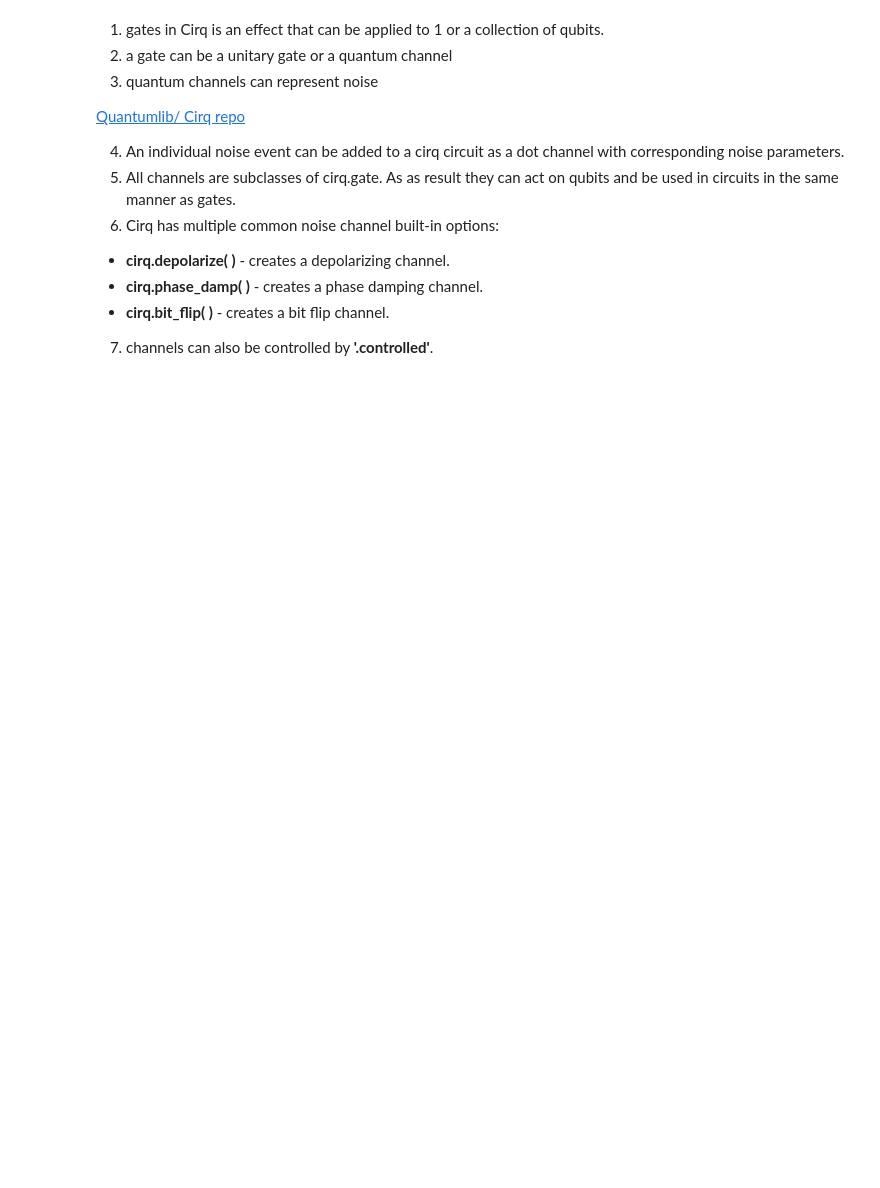
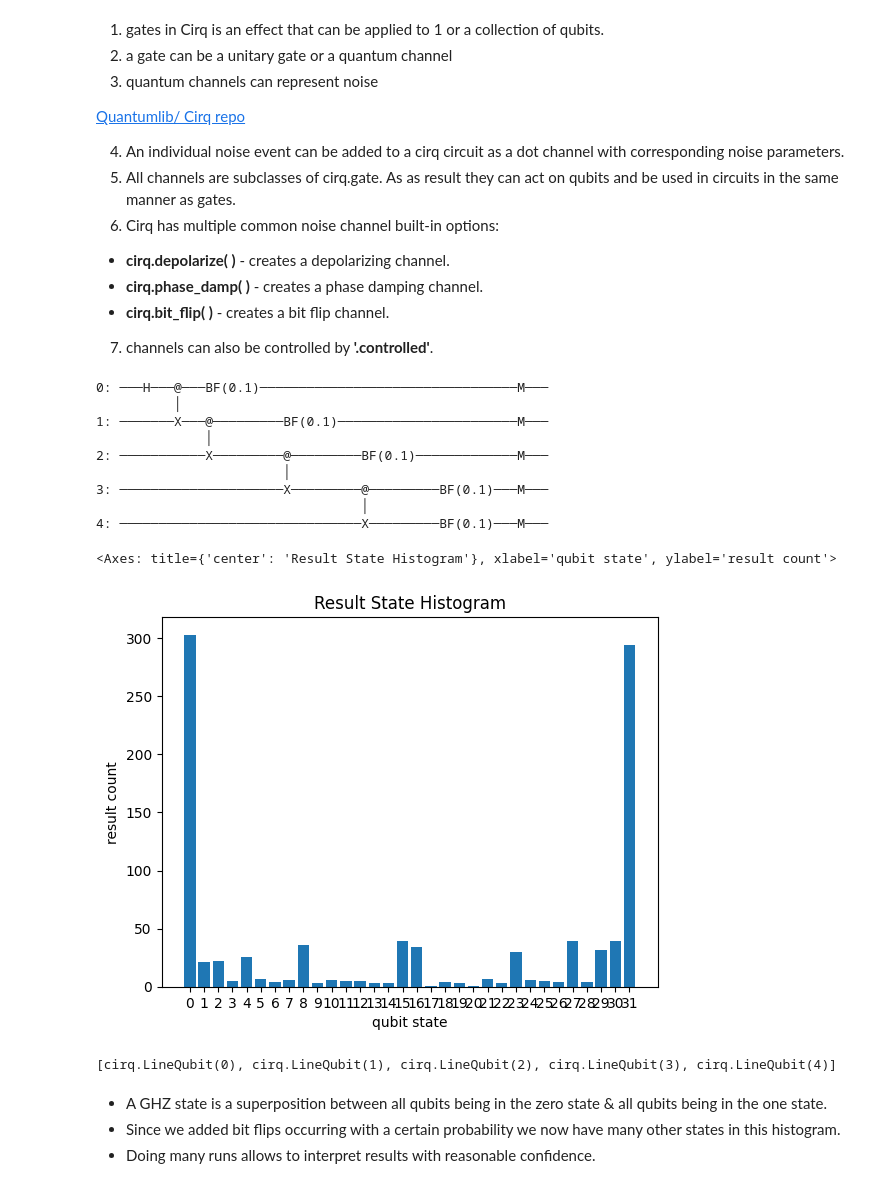
Before and after one commit to BarnaliBhowmik/NeuroQuanta, a Jupyter notebook: Quantum_Programming_with_Cirq.ipynb, the cells around one changed output. Saved outputs shown, nothing was run; the diff lists cells and outputs as text; code cells hidden in the pictures; blank space fills up the shorter version.

```diff
--- a/Quantum_Programming_with_Cirq.ipynb
+++ b/Quantum_Programming_with_Cirq.ipynb
@@ -899,3 +899,57 @@ q(4)=111101101000001101010011110100110011101110010111011110011100011101001111001
   *   **cirq.phase_damp( )** - creates a phase damping channel.
   *   **cirq.bit_flip( )** - creates a bit flip channel.
 7. channels can also be controlled by **'.controlled'**.
+# %%
+# Noise Simulation with Individual Noise Events
+
+def make_GHZ_withbitflips(num_qubits, measurements = True):
+  myqubits = cirq.LineQubit.range(num_qubits)
+  GHZ_circuit = cirq.Circuit()
+
+  # Apply Hadamard to the first qubit
+  GHZ_circuit.append(cirq.H(myqubits[0]))
+
+  # Apply CNOT gates in a chain
+  for x in range(num_qubits - 1):
+    GHZ_circuit.append(cirq.CNOT(myqubits[x], myqubits[x+1]))
+
+  # Add bit-flip noise to all qubits after the CNOTs
+  for qubit in myqubits:
+      GHZ_circuit.append(cirq.bit_flip(p=0.1)(qubit))
+
+  if measurements:
+    GHZ_circuit.append(cirq.Moment(cirq.measure_each(*myqubits)))
+
+  return GHZ_circuit
+# %%
+import cirq
+GHZ_5q_withbitflips = make_GHZ_withbitflips(5)
+print(GHZ_5q_withbitflips)
+
+sim = cirq.Simulator()
+result = sim.run(GHZ_5q_withbitflips, repetitions=1000)
+# we are still using the same Cirq default simulator:
+cirq.plot_state_histogram(result)
+# %% [output]
+0: ───H───@───BF(0.1)─────────────────────────────────M───
+          │
+1: ───────X───@─────────BF(0.1)───────────────────────M───
+              │
+2: ───────────X─────────@─────────BF(0.1)─────────────M───
+                        │
+3: ─────────────────────X─────────@─────────BF(0.1)───M───
+                                  │
+4: ───────────────────────────────X─────────BF(0.1)───M───
+<Axes: title={'center': 'Result State Histogram'}, xlabel='qubit state', ylabel='result count'>
+[figure, added]
+# %%
+myqubits = cirq.LineQubit.range(5)
+print(myqubits)
+
+# we will need this myqubits object later on:
+# %% [output]
+[cirq.LineQubit(0), cirq.LineQubit(1), cirq.LineQubit(2), cirq.LineQubit(3), cirq.LineQubit(4)]
+# %% [markdown]
+* A GHZ state is a superposition between all qubits being in the zero state & all qubits being in the one state.
+* Since we added bit flips occurring with a certain probability we now have many other states in this histogram.
+* Doing many runs allows to interpret results with reasonable confidence.
```
Also changed, not shown: parts of 13 cells of this notebook.
